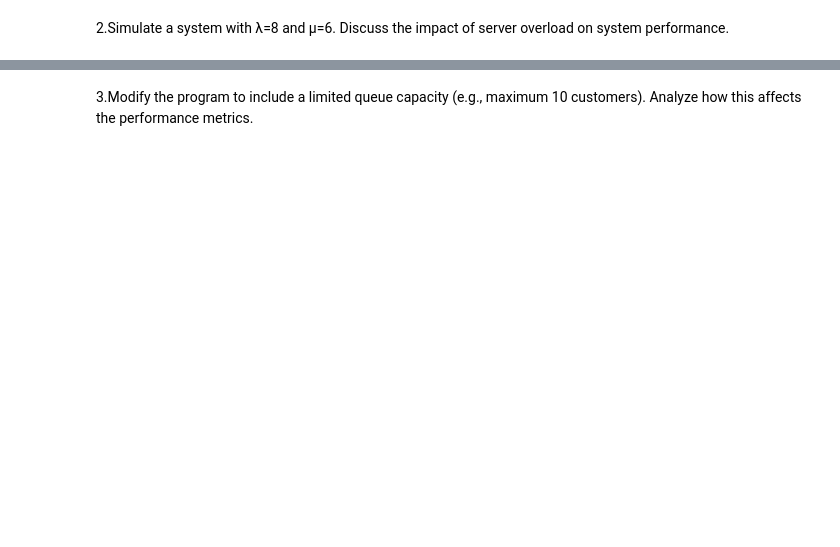
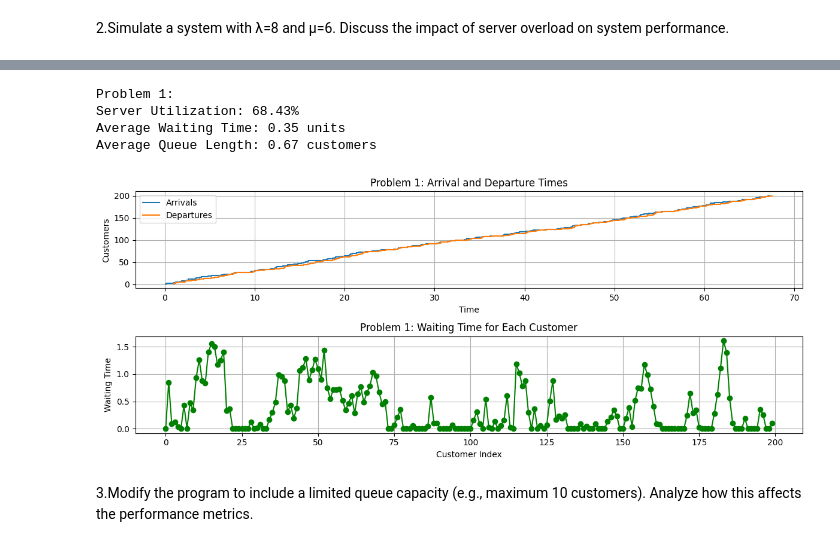
Before and after one commit to panda6999/Simulation-and-Modeling-Lab-Report, a Jupyter notebook: lab_report06.ipynb, the cells around one changed output, grey strips where cells are left out. Saved outputs shown, nothing was run; the diff lists cells and outputs as text; code cells hidden in the pictures; blank space fills up the shorter version.

```diff
--- a/lab_report06.ipynb
+++ b/lab_report06.ipynb
@@ -107,3 +50,61 @@ Server Utilization: 0.993
+# %%
+import numpy as np
+import matplotlib.pyplot as plt
+
+# Parameters
+lambda_rate = 3
+mu_rate = 4
+n_customers = 200
+
+# Generate times
+inter_arrival_times = np.random.exponential(1/lambda_rate, n_customers)
+service_times = np.random.exponential(1/mu_rate, n_customers)
+arrival_times = np.cumsum(inter_arrival_times)
+
+start_times = np.zeros(n_customers)
+end_times = np.zeros(n_customers)
+start_times[0] = arrival_times[0]
+end_times[0] = start_times[0] + service_times[0]
+
+for i in range(1, n_customers):
+    start_times[i] = max(arrival_times[i], end_times[i-1])
+    end_times[i] = start_times[i] + service_times[i]
+
+waiting_times = start_times - arrival_times
+server_utilization = np.sum(service_times) / end_times[-1]
+avg_waiting_time = np.mean(waiting_times)
+avg_queue_length = np.mean(waiting_times > 0)
+
+print("Problem 1:")
+print(f"Server Utilization: {server_utilization*100:.2f}%")
+print(f"Average Waiting Time: {avg_waiting_time:.2f} units")
+print(f"Average Queue Length: {avg_queue_length:.2f} customers")
+
+# Plot
+plt.figure(figsize=(12,5))
+plt.subplot(2,1,1)
+plt.step(arrival_times, np.arange(1, n_customers+1), label='Arrivals', where='post')
+plt.step(end_times, np.arange(1, n_customers+1), label='Departures', where='post')
+plt.xlabel('Time')
+plt.ylabel('Customers')
+plt.legend()
+plt.grid(True)
+plt.title('Problem 1: Arrival and Departure Times')
+
+plt.subplot(2,1,2)
+plt.plot(range(n_customers), waiting_times, 'go-', label='Waiting Time')
+plt.xlabel('Customer Index')
+plt.ylabel('Waiting Time')
+plt.grid(True)
+plt.title('Problem 1: Waiting Time for Each Customer')
+plt.tight_layout()
+plt.show()
+# %% [output]
+Problem 1:
+Server Utilization: 68.43%
+Average Waiting Time: 0.35 units
+Average Queue Length: 0.67 customers
+[figure, added]
 # %% [markdown]
 3.Modify the program to include a limited queue capacity (e.g., maximum 10 customers).
 Analyze how this affects the performance metrics.
```
Also changed, not shown: parts of 5 cells of this notebook.
